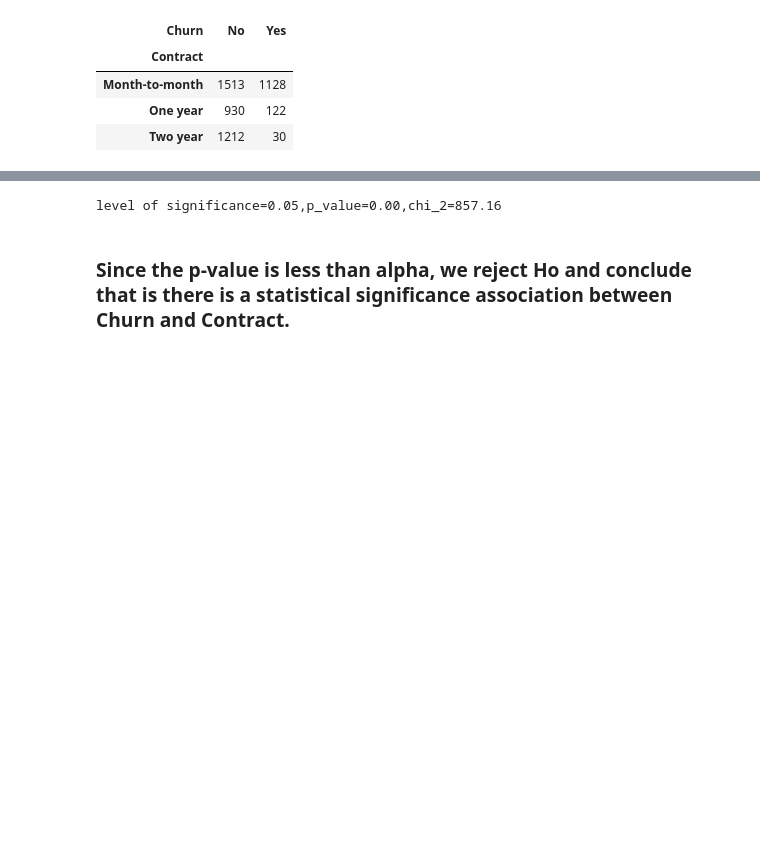
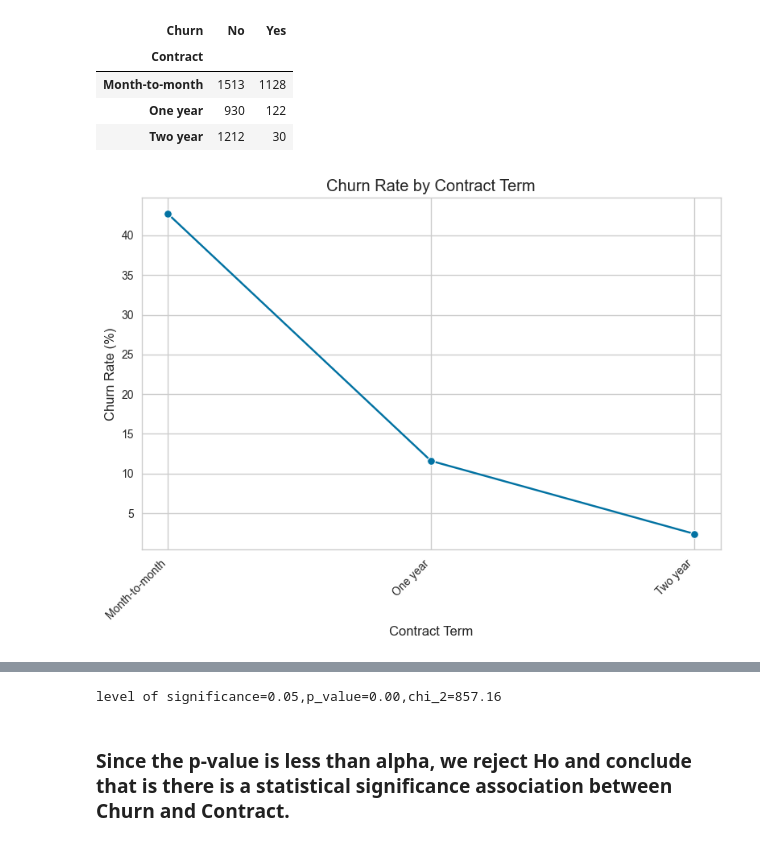
Before and after one commit to phinmaiyo/Telco-Churn-Analysis, a Jupyter notebook: Telco_Churn.ipynb, the cells around one changed output, grey strips where cells are left out. Drawn from its saved outputs; the diff is of its cells as text; code cells hidden in the pictures; blank space fills up the shorter version.

```diff
--- a/Telco_Churn.ipynb
+++ b/Telco_Churn.ipynb
@@ -1435,3 +1433,16 @@ gc
 | Month-to-month | 1513 | 1128 |
 | One year | 930 | 122 |
 | Two year | 1212 | 30 |
+# %%
+# Plotting churn rate against 'contract'
+plt.figure(figsize=(8, 6))
+sns.lineplot(data=grouped9, x=grouped9.index, y='Churn_rate', marker='o', linestyle='-', color='b')
+plt.xlabel('Contract Term')
+plt.ylabel('Churn Rate (%)')
+plt.title('Churn Rate by Contract Term')
+plt.grid(True)
+plt.xticks(rotation=45, ha='right')  # Rotating x-axis labels for better readability
+plt.tight_layout()
+plt.show()
+# %% [output]
+[figure, added]
```
Also changed, not shown: parts of 48 cells of this notebook, 20 other files.
